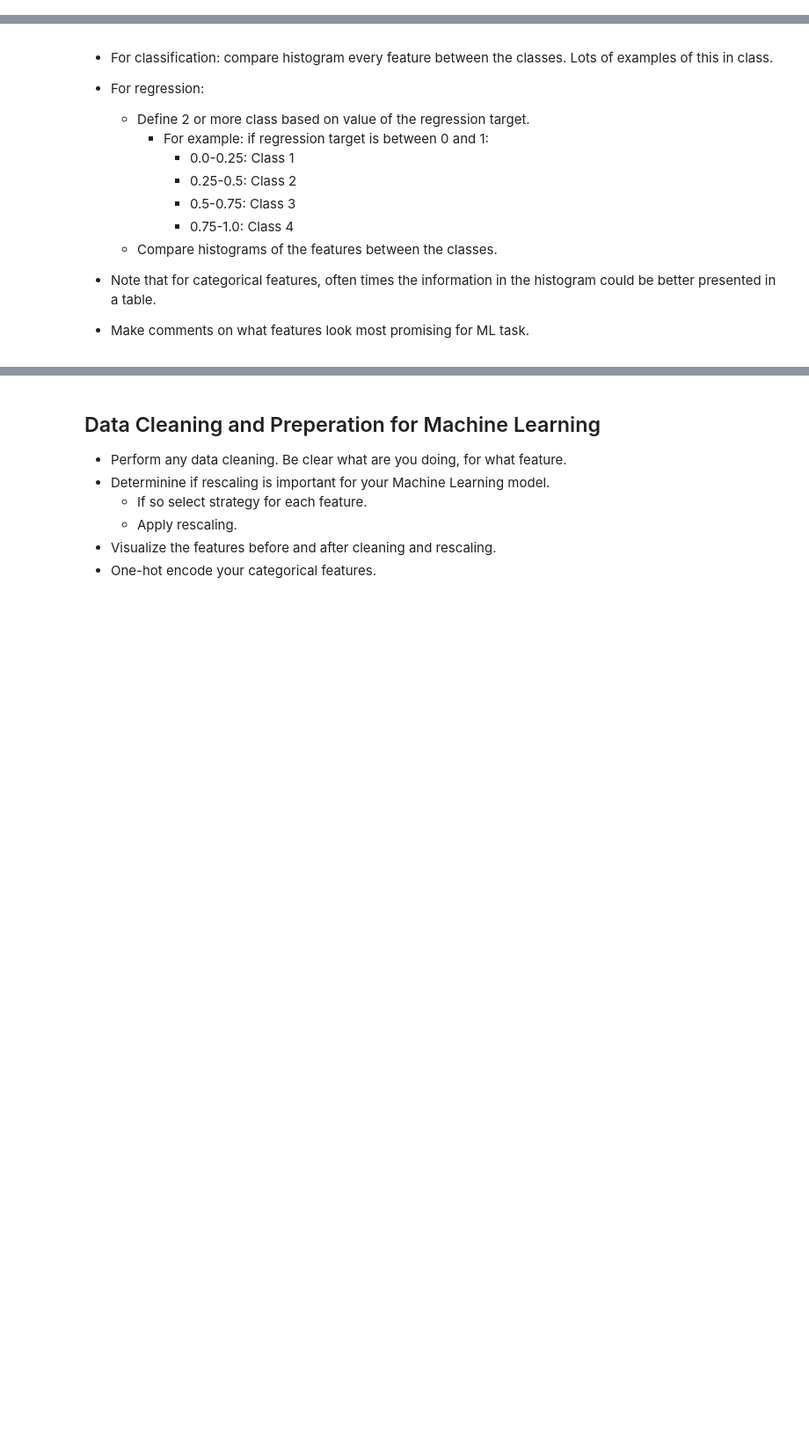
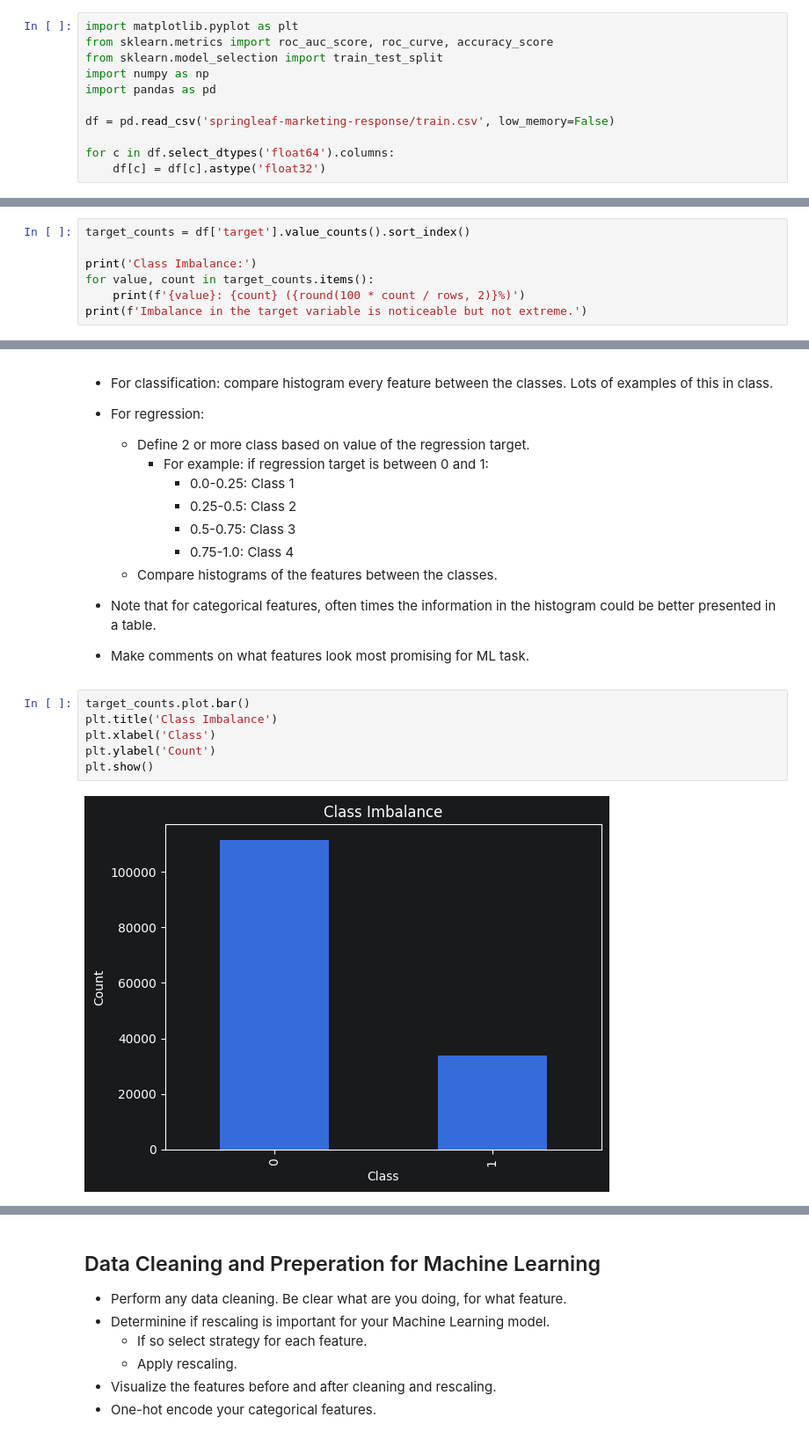
Before and after one commit to radtothebone/data-science-3402, a Jupyter notebook: Final Project/Final_Project.ipynb, the cells around one changed output, grey strips where cells are left out. Shown at 88% size. Drawn from its saved outputs; the diff is of its cells as text; blank space fills up the shorter version.

```diff
--- a/Final Project/Final_Project.ipynb
+++ b/Final Project/Final_Project.ipynb
@@ -56,3 +56,14 @@ This notebook outlines the steps you should follow. Note that you will be only c
 * What is the target:
     * Classification: how is the target encoded (e.g. 0 and 1)?
     * Regression: what is the range?
+# %%
+import matplotlib.pyplot as plt
+from sklearn.metrics import roc_auc_score, roc_curve, accuracy_score
+from sklearn.model_selection import train_test_split
+import numpy as np
+import pandas as pd
+
+df = pd.read_csv('springleaf-marketing-response/train.csv', low_memory=False)
+
+for c in df.select_dtypes('float64').columns:
+    df[c] = df[c].astype('float32')
@@ -58,0 +179,7 @@ This notebook outlines the steps you should follow. Note that you will be only c
+# %%
+target_counts = df['target'].value_counts().sort_index()
+
+print('Class Imbalance:')
+for value, count in target_counts.items():
+    print(f'{value}: {count} ({round(100 * count / rows, 2)}%)')
+print(f'Imbalance in the target variable is noticeable but not extreme.')
@@ -71,3 +215,11 @@ This notebook outlines the steps you should follow. Note that you will be only c
 
 * Note that for categorical features, often times the information in the histogram could be better presented in a table.
 * Make comments on what features look most promising for ML task.
+# %%
+target_counts.plot.bar()
+plt.title('Class Imbalance')
+plt.xlabel('Class')
+plt.ylabel('Count')
+plt.show()
+# %% [output]
+[figure, added]
```
Also changed, not shown: parts of 19 cells of this notebook, 2 other files.
